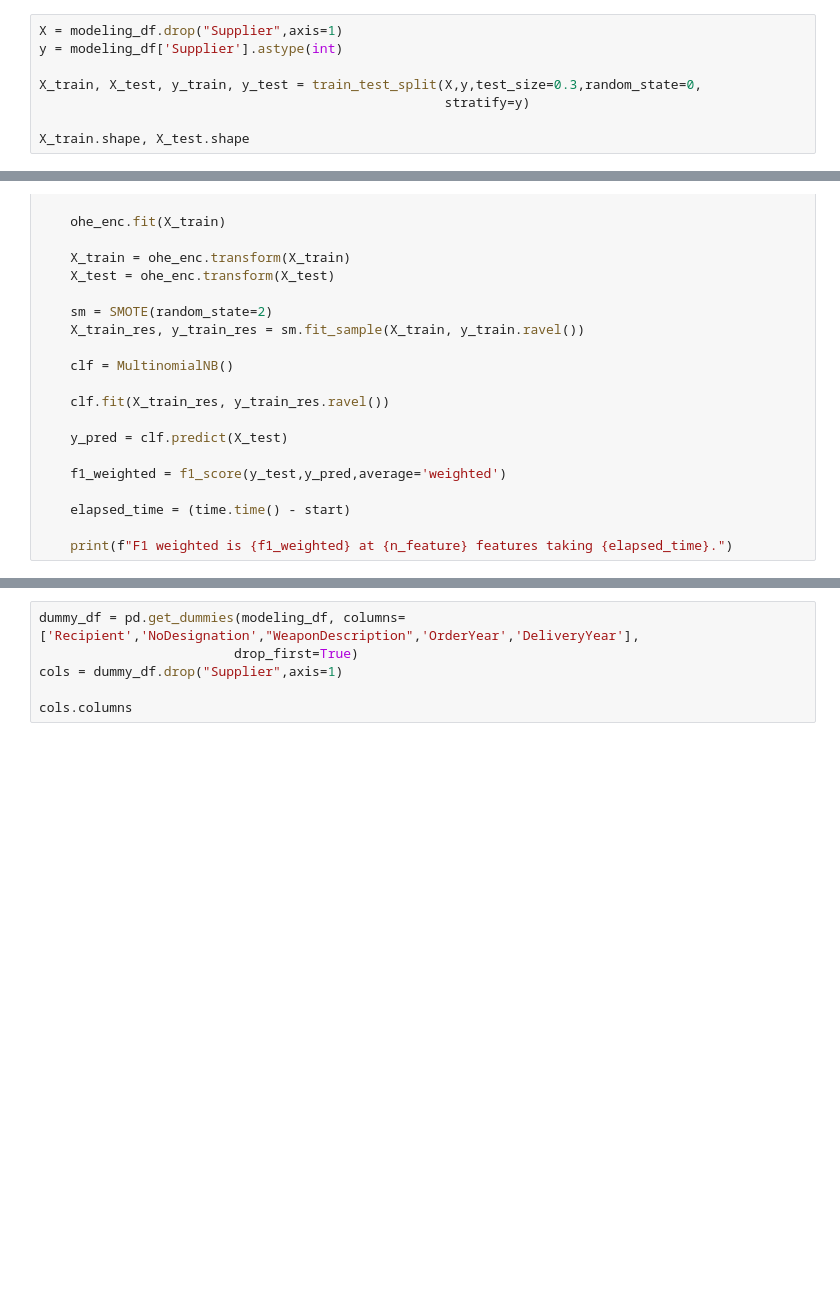
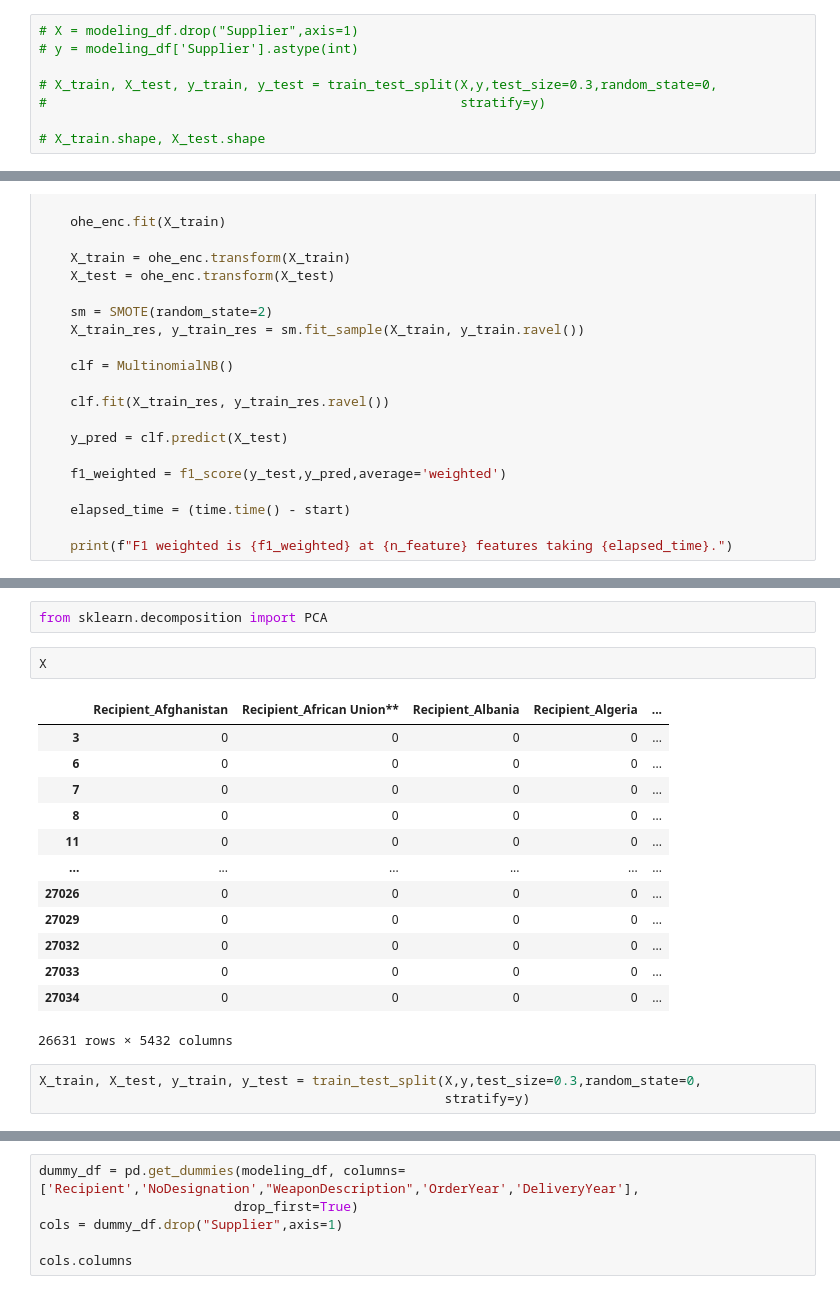
Before and after one commit to MichaelBurak/arms-trade-analysis, a Jupyter notebook: sipri-trades.ipynb, the cells around one changed output, grey strips where cells are left out. Drawn from its saved outputs; the diff is of its cells as text; blank space fills up the shorter version.

```diff
--- a/sipri-trades.ipynb
+++ b/sipri-trades.ipynb
@@ -2202,10 +2069,10 @@ f1_score(y_test, y_pre, average='weighted')
 # %% [markdown]
 ## Test-train split
 # %%
-X = modeling_df.drop("Supplier",axis=1)
-y = modeling_df['Supplier'].astype(int)
+# X = modeling_df.drop("Supplier",axis=1)
+# y = modeling_df['Supplier'].astype(int)
 
-X_train, X_test, y_train, y_test = train_test_split(X,y,test_size=0.3,random_state=0,
-                                                    stratify=y)
+# X_train, X_test, y_train, y_test = train_test_split(X,y,test_size=0.3,random_state=0,
+#                                                     stratify=y)
 
-X_train.shape, X_test.shape
+# X_train.shape, X_test.shape
@@ -2366,0 +2173,21 @@ F1 weighted is 0.8195678180005236 at 200 features.
+# %%
+from sklearn.decomposition import PCA
+# %%
+X
+# %% [output]
+|  | Recipient_Afghanistan | Recipient_African Union** | Recipient_Albania | Recipient_Algeria | ... |
+| 3 | 0 | 0 | 0 | 0 | ... |
+| 6 | 0 | 0 | 0 | 0 | ... |
+| 7 | 0 | 0 | 0 | 0 | ... |
+| 8 | 0 | 0 | 0 | 0 | ... |
+| 11 | 0 | 0 | 0 | 0 | ... |
+| ... | ... | ... | ... | ... | ... |
+| 27026 | 0 | 0 | 0 | 0 | ... |
+| 27029 | 0 | 0 | 0 | 0 | ... |
+| 27032 | 0 | 0 | 0 | 0 | ... |
+| 27033 | 0 | 0 | 0 | 0 | ... |
+| 27034 | 0 | 0 | 0 | 0 | ... |
+26631 rows × 5432 columns
+# %%
+X_train, X_test, y_train, y_test = train_test_split(X,y,test_size=0.3,random_state=0,
+                                                    stratify=y)
```
Also changed, not shown: parts of 67 cells of this notebook, 3 other files.
